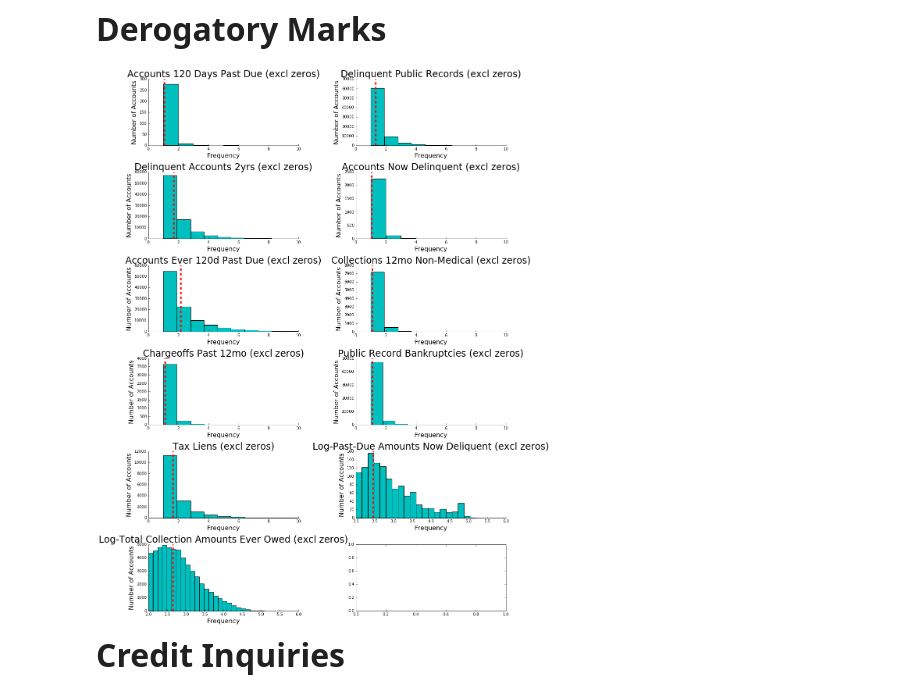
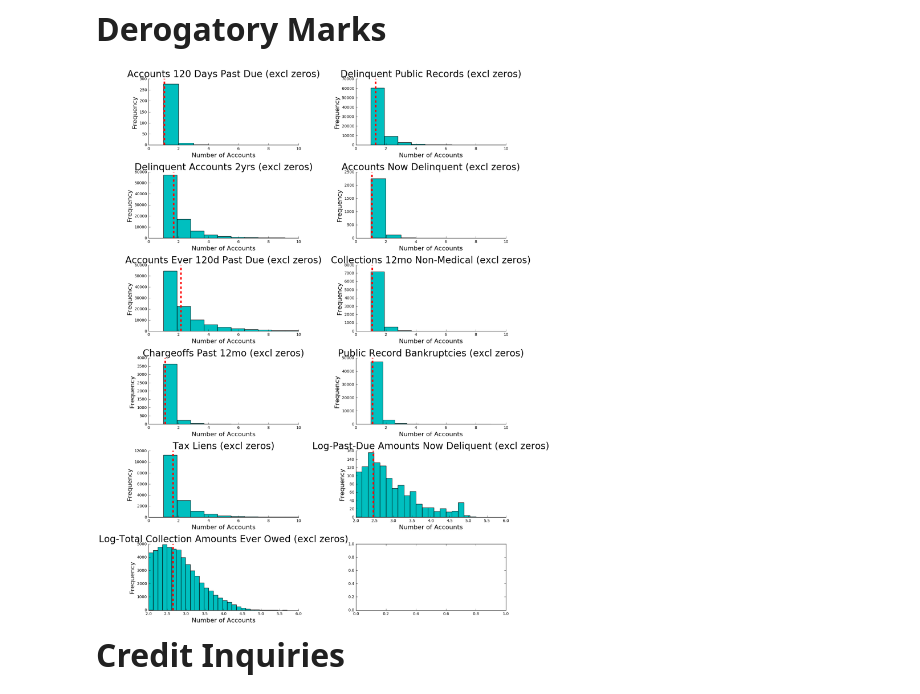
Before and after one commit to ankitagarwal/cs109a, a Jupyter notebook: base_notebook.ipynb, the cells around one changed output. Saved outputs shown, nothing was run; the diff lists cells and outputs as text; code cells hidden in the pictures.

```diff
--- a/base_notebook.ipynb
+++ b/base_notebook.ipynb
@@ -226,7 +226,7 @@ def plt_hist(x, x_min, x_max, log_trans, n_bins, title, ax, y_label, x_label, co
         x_min = np.log10(x_min)
         x_max = np.log10(x_max)
 
-    color_arr = ['c', 'b', 'm', 'g', 'r']
+    color_arr = ['c', 'b', 'm', 'g']
     x_plt = x[(x >= x_min) & (x <= x_max)]
     ax.hist(x_plt, bins=n_bins, color=color_arr[color])
     ax.set_xlim([x_min, x_max])
@@ -361,18 +359,18 @@ plt.show()
 **<font size=6>Derogatory Marks</font>**
 # %%
 fig, ax = plt.subplots(6, 2, figsize=(16, 20))
-plt_hist(data.num_tl_120dpd_2m[data.num_tl_120dpd_2m>0], 0, 10, False, 5, "Accounts 120 Days Past Due (excl zeros)", ax[0][0], "Number of Accounts", "Frequency", 0)
-plt_hist(data.pub_rec[data.pub_rec>0], 0, 10, False, 10, "Delinquent Public Records (excl zeros)", ax[0][1],  "Number of Accounts", "Frequency", 0)
-plt_hist(data.delinq_2yrs[data.delinq_2yrs>0], 0, 10, False, 10, "Delinquent Accounts 2yrs (excl zeros)", ax[1][0], "Number of Accounts", "Frequency",  0)
-plt_hist(data.acc_now_delinq[data.acc_now_delinq>0], 0, 10, False, 5, "Accounts Now Delinquent (excl zeros)", ax[1][1],  "Number of Accounts", "Frequency",0)
-plt_hist(data.num_accts_ever_120_pd[data.num_accts_ever_120_pd>0], 0, 10, False, 10, "Accounts Ever 120d Past Due (excl zeros)", ax[2][0],  "Number of Accounts", "Frequency", 0)
-plt_hist(data.collections_12_mths_ex_med[data.collections_12_mths_ex_med>0], 0, 10, False, 10, "Collections 12mo Non-Medical (excl zeros)", ax[2][1],  "Number of Accounts", "Frequency", 0)
-plt_hist(data.chargeoff_within_12_mths[data.chargeoff_within_12_mths>0], 0, 10, False, 10, "Chargeoffs Past 12mo (excl zeros)", ax[3][0],  "Number of Accounts", "Frequency",  0)
-plt_hist(data.pub_rec_bankruptcies[data.pub_rec_bankruptcies>0], 0, 10, False, 10, "Public Record Bankruptcies (excl zeros)", ax[3][1],  "Number of Accounts","Frequency", 0)
-plt_hist(data.tax_liens[data.tax_liens>0], 0, 10, False, 10, "Tax Liens (excl zeros)", ax[4][0],  "Number of Accounts", "Frequency", 0)
-plt_hist(data.delinq_amnt[data.delinq_amnt>0], 100, 1000000, True, 20, "Log-Past-Due Amounts Now Deliquent (excl zeros)", ax[4][1], "Number of Accounts", "Frequency",  0)
-plt_hist(data.tot_coll_amt[data.tot_coll_amt>0], 100, 1000000, True, 30, "Log-Total Collection Amounts Ever Owed (excl zeros)", ax[5][0],  "Number of Accounts", "Frequency", 0)
+plt_hist(data.num_tl_120dpd_2m[data.num_tl_120dpd_2m>0], 0, 10, False, 5, "Accounts 120 Days Past Due (excl zeros)", ax[0][0], "Frequency", "Number of Accounts", 0)
+plt_hist(data.pub_rec[data.pub_rec>0], 0, 10, False, 10, "Delinquent Public Records (excl zeros)", ax[0][1], "Frequency", "Number of Accounts", 0)
+plt_hist(data.delinq_2yrs[data.delinq_2yrs>0], 0, 10, False, 10, "Delinquent Accounts 2yrs (excl zeros)", ax[1][0], "Frequency", "Number of Accounts", 0)
+plt_hist(data.acc_now_delinq[data.acc_now_delinq>0], 0, 10, False, 5, "Accounts Now Delinquent (excl zeros)", ax[1][1], "Frequency", "Number of Accounts", 0)
+plt_hist(data.num_accts_ever_120_pd[data.num_accts_ever_120_pd>0], 0, 10, False, 10, "Accounts Ever 120d Past Due (excl zeros)", ax[2][0], "Frequency", "Number of Accounts", 0)
+plt_hist(data.collections_12_mths_ex_med[data.collections_12_mths_ex_med>0], 0, 10, False, 10, "Collections 12mo Non-Medical (excl zeros)", ax[2][1], "Frequency", "Number of Accounts", 0)
+plt_hist(data.chargeoff_within_12_mths[data.chargeoff_within_12_mths>0], 0, 10, False, 10, "Chargeoffs Past 12mo (excl zeros)", ax[3][0], "Frequency", "Number of Accounts", 0)
+plt_hist(data.pub_rec_bankruptcies[data.pub_rec_bankruptcies>0], 0, 10, False, 10, "Public Record Bankruptcies (excl zeros)", ax[3][1], "Frequency", "Number of Accounts", 0)
+plt_hist(data.tax_liens[data.tax_liens>0], 0, 10, False, 10, "Tax Liens (excl zeros)", ax[4][0], "Frequency", "Number of Accounts", 0)
+plt_hist(data.delinq_amnt[data.delinq_amnt>0], 100, 1000000, True, 20, "Log-Past-Due Amounts Now Deliquent (excl zeros)", ax[4][1], "Frequency", "Number of Accounts", 0)
+plt_hist(data.tot_coll_amt[data.tot_coll_amt>0], 100, 1000000, True, 30, "Log-Total Collection Amounts Ever Owed (excl zeros)", ax[5][0], "Frequency", "Number of Accounts", 0)
 plt.tight_layout()
 plt.show()
 # %% [output]
-[figure, old version]
+[figure, new version]
```
Also changed, not shown: parts of 3 cells of this notebook, 1 other file.
